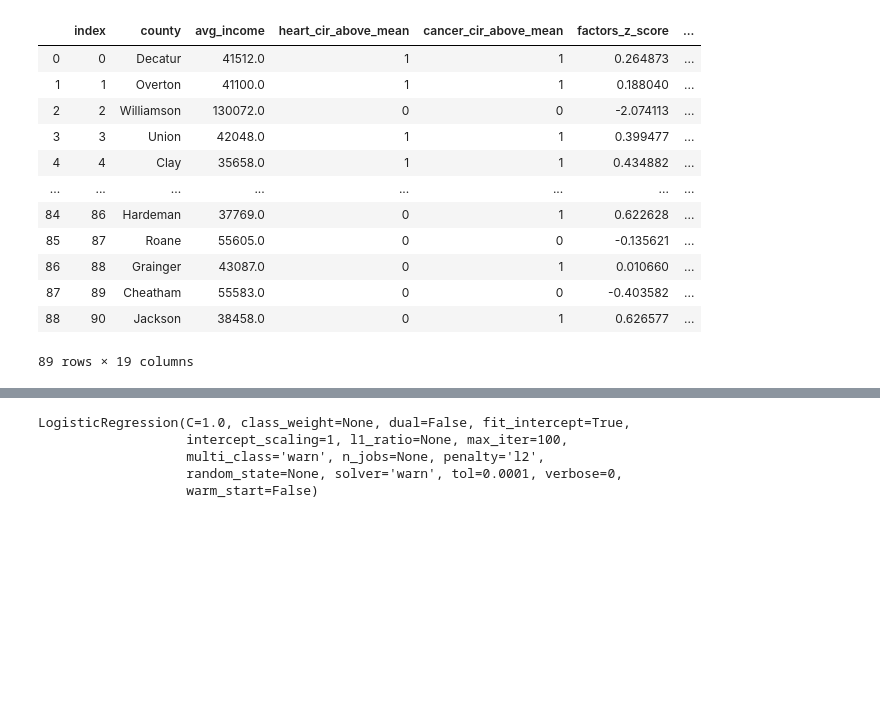
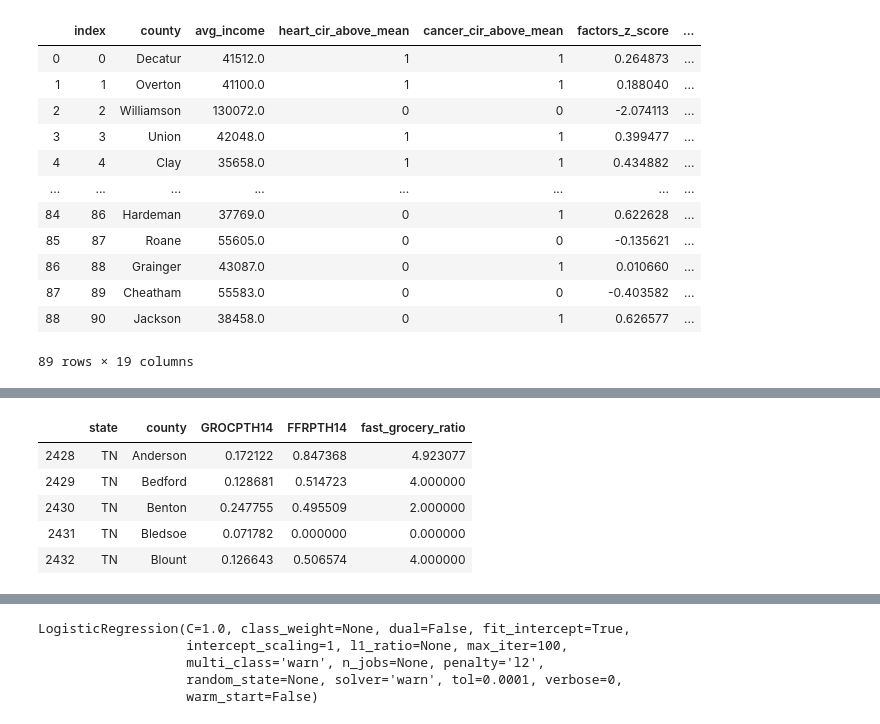
Before and after one commit to staufferalexander/vanderbilt-data-essentials-cohort-2, a Jupyter notebook: Class1_HCcosts_Sept4.19.ipynb, the cells around one changed output, grey strips where cells are left out. Saved outputs shown, nothing was run; the diff lists cells and outputs as text; code cells hidden in the pictures; blank space fills up the shorter version.

```diff
--- a/Class1_HCcosts_Sept4.19.ipynb
+++ b/Class1_HCcosts_Sept4.19.ipynb
@@ -1044,0 +1124,10 @@ TN_total5.reset_index()
+# %%
+tn_food_access['fast_grocery_ratio'] = tn_food_access.FFRPTH14 / tn_food_access.GROCPTH14
+tn_food_access.head()
+# %% [output]
+|  | state | county | GROCPTH14 | FFRPTH14 | fast_grocery_ratio |
+| 2428 | TN | Anderson | 0.172122 | 0.847368 | 4.923077 |
+| 2429 | TN | Bedford | 0.128681 | 0.514723 | 4.000000 |
+| 2430 | TN | Benton | 0.247755 | 0.495509 | 2.000000 |
+| 2431 | TN | Bledsoe | 0.071782 | 0.000000 | 0.000000 |
+| 2432 | TN | Blount | 0.126643 | 0.506574 | 4.000000 |
```
Also changed, not shown: parts of 36 cells of this notebook, 9 other files.
